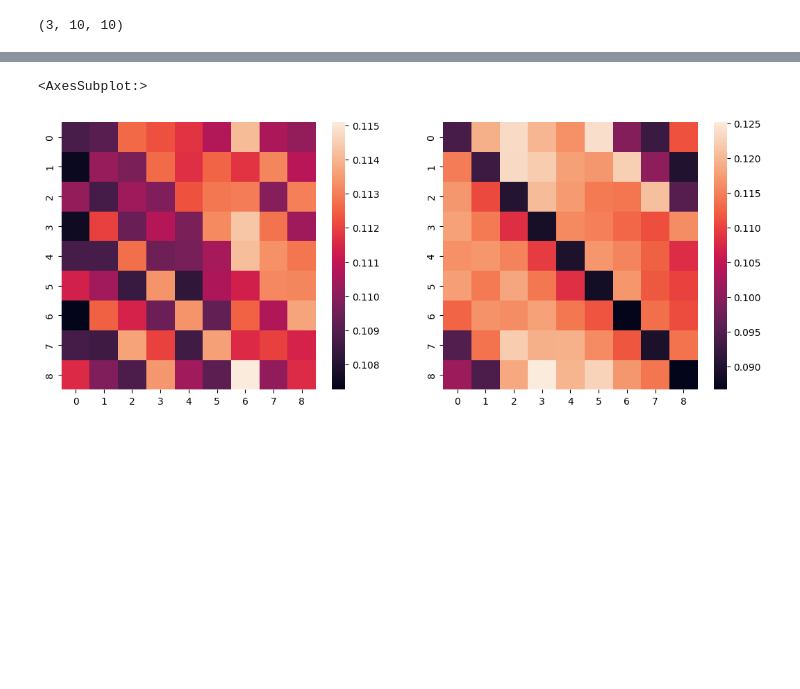
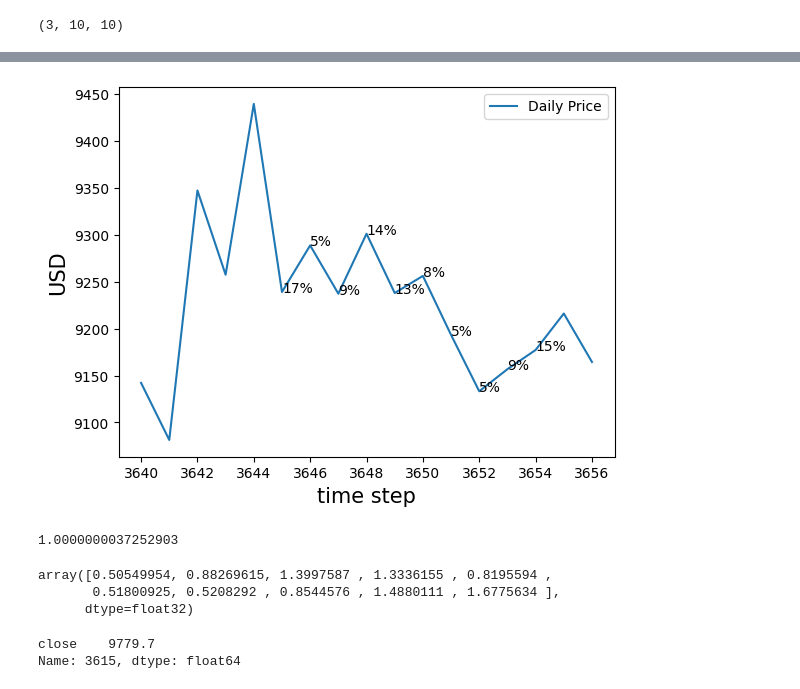
Before and after one commit to Marci0707/CryptoPredictions, a Jupyter notebook: useful_notebooks/weight_viz.ipynb, the cells around one changed output, grey strips where cells are left out. Drawn from its saved outputs; the diff is of its cells as text; code cells hidden in the pictures; blank space fills up the shorter version.

```diff
--- a/useful_notebooks/weight_viz.ipynb
+++ b/useful_notebooks/weight_viz.ipynb
@@ -91,8 +94,39 @@ plt.savefig('../documents/figures/self_att_annotated.png')
-# %%
-import seaborn as sns
-fig,axes = plt.subplots(ncols=2,figsize=(13,5))
-sns.heatmap(averaged_attentions[0],ax = axes[0])
-sns.heatmap(averaged_attentions[1],ax = axes[1])
-# %% [output]
-<AxesSubplot:>
-[figure, removed]
+# %%
+import pandas as pd
+prices = pd.read_csv(r'D:\Egyetem\7.Semester\CryptoPredictions\splits\train\btc_prices.csv').drop(columns=['Unnamed: 0','time'])
+# prices[["close"]].iloc[3600:3660].plot()
+
+atts = np.sum(averaged_attentions[1],axis=0)
+normed = atts/np.sum(atts)
+
+segment = prices[["close"]].iloc[3640:3657]
+
+fig, ax = plt.subplots()
+ax.plot(segment.index,segment.values,label="Daily Price")
+ax.legend()
+
+for i in range(11,1,-1):
+    idx = list(segment.index)[-1] - i
+    v = segment.iloc[idx-list(segment.index)[0]]
+    # print(str(round(normed[11-i],2))+'%')
+    ax.annotate(str(round(normed[10-i]*100))+'%',(idx,v))
+ax.set_ylabel('USD',fontsize=15)
+ax.set_xlabel('time step',fontsize=15)
+plt.savefig('../documents/figures/attention_window.png')
+# %% [output]
+[figure, added]
+# %%
+sum(normed)
+# %% [output]
+1.0000000037252903
+# %%
+atts
+# %% [output]
+array([0.50549954, 0.88269615, 1.3997587 , 1.3336155 , 0.8195594 ,
+       0.51800925, 0.5208292 , 0.8544576 , 1.4880111 , 1.6775634 ],
+      dtype=float32)
+# %%
+sum(a)
+# %% [output]
+close    9779.7
+Name: 3615, dtype: float64
```
Also changed, not shown: parts of 4 cells of this notebook, 7 other files.
